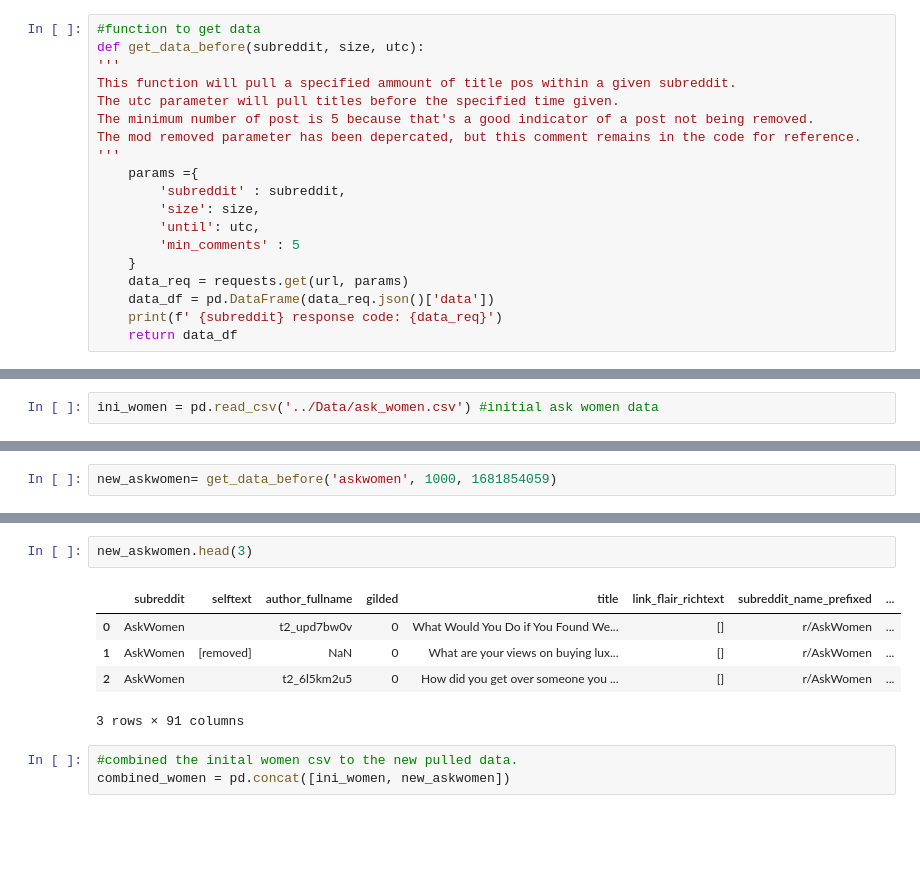
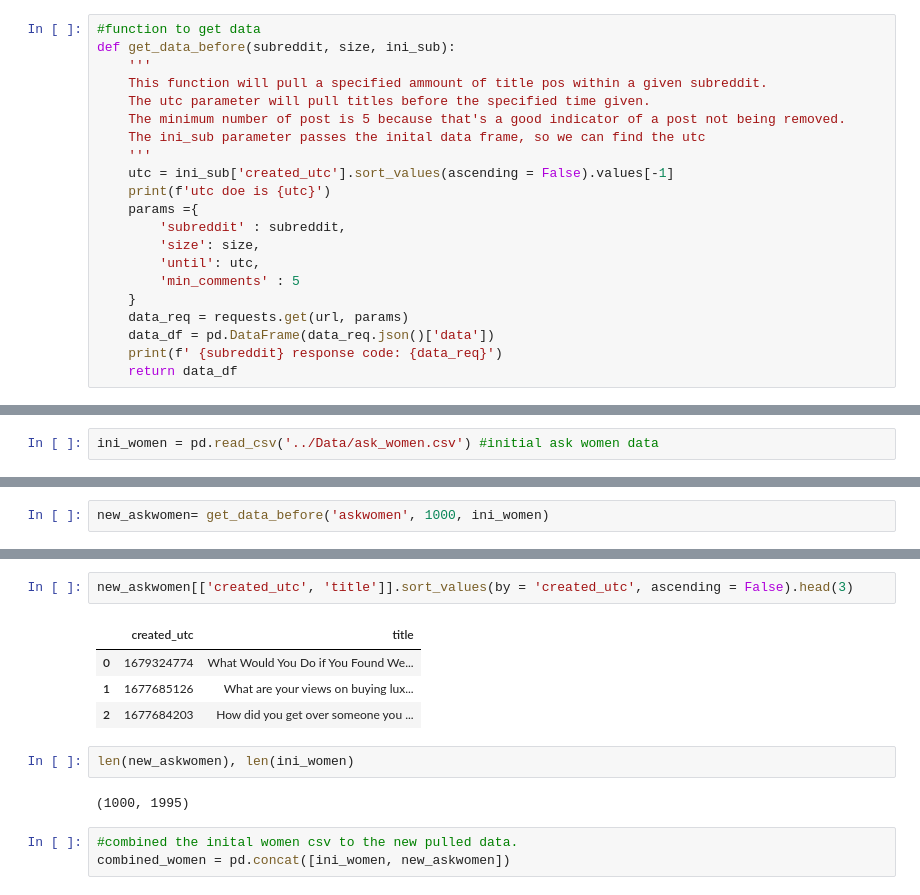
Before and after one commit to DerikVo/Reddit_NLP_project, a Jupyter notebook: Code/01_data_collecting.ipynb, the cells around one changed output, grey strips where cells are left out. Saved outputs shown, nothing was run; the diff lists cells and outputs as text; blank space fills up the shorter version.

Commit message:
pulled more data, worked on markdown

```diff
--- a/Code/01_data_collecting.ipynb
+++ b/Code/01_data_collecting.ipynb
@@ -277,12 +277,14 @@ These functions will be used to pull the data we need. For ease of use, the func
 # %%
 #function to get data
-def get_data_before(subreddit, size, utc):
-'''
-This function will pull a specified ammount of title pos within a given subreddit.
-The utc parameter will pull titles before the specified time given.
-The minimum number of post is 5 because that's a good indicator of a post not being removed.
-The mod removed parameter has been depercated, but this comment remains in the code for reference.
-'''
+def get_data_before(subreddit, size, ini_sub):
+    '''
+    This function will pull a specified ammount of title pos within a given subreddit.
+    The utc parameter will pull titles before the specified time given.
+    The minimum number of post is 5 because that's a good indicator of a post not being removed.
+    The ini_sub parameter passes the inital data frame, so we can find the utc
+    '''
+    utc = ini_sub['created_utc'].sort_values(ascending = False).values[-1]
+    print(f'utc doe is {utc}')
     params ={
         'subreddit' : subreddit,
         'size': size,
@@ -326,2 +323,2 @@ ini_women.sort_values('created_utc', ascending=False).head(2) #get the utc of th
 # %%
-new_askwomen= get_data_before('askwomen', 1000, 1681854059)
+new_askwomen= get_data_before('askwomen', 1000, ini_women)
@@ -351,11 +337,14 @@ It seems like there are less removed post, but the filter didnt work, so its pro
 # %%
-new_askwomen.head(3)
+new_askwomen[['created_utc', 'title']].sort_values(by = 'created_utc', ascending = False).head(3)
 # %% [output]
-|  | subreddit | selftext | author_fullname | gilded | title | link_flair_richtext | subreddit_name_prefixed | ... |
-| 0 | AskWomen |  | t2_upd7bw0v | 0 | What Would You Do if You Found We... | [] | r/AskWomen | ... |
-| 1 | AskWomen | [removed] | NaN | 0 | What are your views on buying lux... | [] | r/AskWomen | ... |
-| 2 | AskWomen |  | t2_6l5km2u5 | 0 | How did you get over someone you ... | [] | r/AskWomen | ... |
+|  | created_utc | title |
+| 0 | 1679324774 | What Would You Do if You Found We... |
+| 1 | 1677685126 | What are your views on buying lux... |
+| 2 | 1677684203 | How did you get over someone you ... |
-3 rows × 91 columns
+# %%
+len(new_askwomen), len(ini_women)
+# %% [output]
+(1000, 1995)
 # %%
 #combined the inital women csv to the new pulled data.
 combined_women = pd.concat([ini_women, new_askwomen])
```
Also changed, not shown: parts of 32 cells of this notebook, 17 other files.
